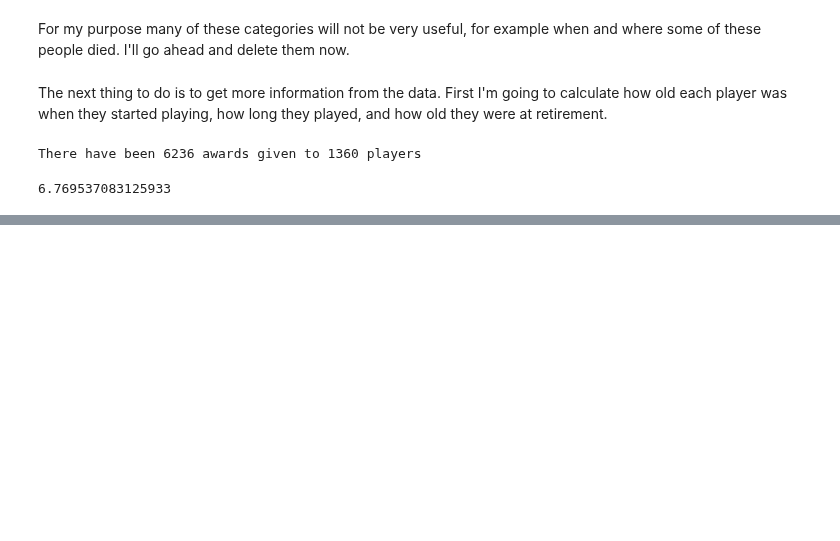
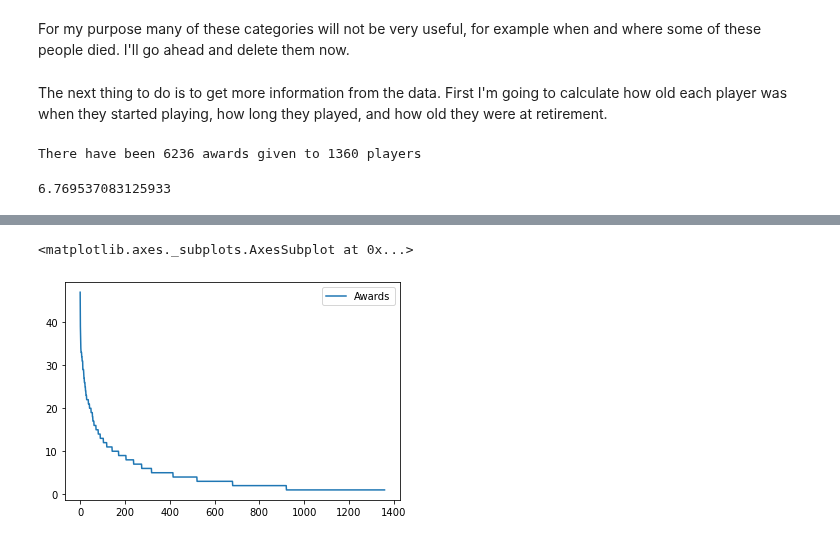
Before and after one commit to aradaha/Baseball-Stats-Project, a Jupyter notebook: Capstone.ipynb, the cells around one changed output, grey strips where cells are left out. Cells and saved outputs as stored; diff of their text form; code cells hidden in the pictures; blank space fills up the shorter version.

```diff
--- a/Capstone.ipynb
+++ b/Capstone.ipynb
@@ -181,0 +214,6 @@ There have been 6236 awards given to 1360 players
+# %%
+a = AwardsPlayers['playerID'].value_counts(dropna=False).index.tolist()
+b = AwardsPlayers['playerID'].value_counts(dropna=False).tolist()
+# %%
+Awards = DataFrame([a,b]).transpose()
+Awards.columns = ['playerID','awards']
@@ -181,0 +236,5 @@ There have been 6236 awards given to 1360 players
+# %%
+Awards.plot()
+# %% [output]
+<matplotlib.axes._subplots.AxesSubplot at 0x...>
+[figure, added]
```
Also changed, not shown: parts of 8 cells of this notebook.
